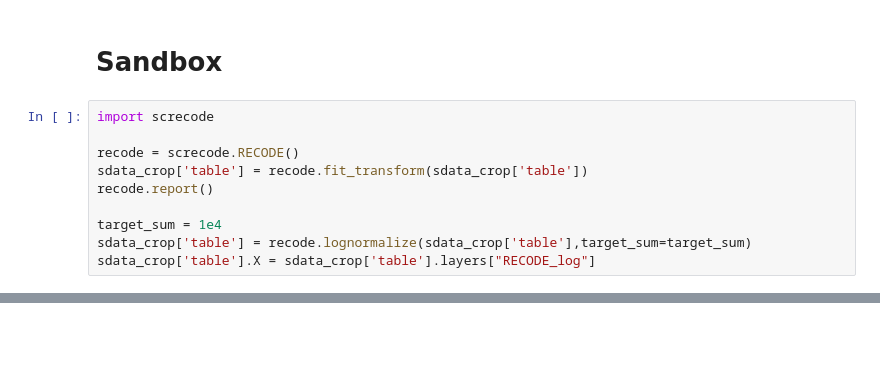
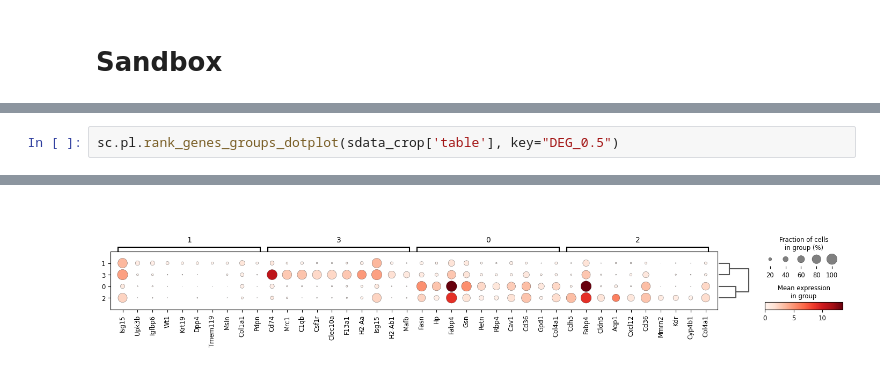
Before and after one commit to ethanhung11/spatial_seq, a Jupyter notebook: src/notebooks/spatial/kennedi_Xenium/adipose-xenium.ipynb, the cells around one changed output, grey strips where cells are left out. Drawn from its saved outputs; the diff is of its cells as text; blank space fills up the shorter version.

```diff
--- a/src/notebooks/spatial/kennedi_Xenium/adipose-xenium.ipynb
+++ b/src/notebooks/spatial/kennedi_Xenium/adipose-xenium.ipynb
@@ -301,13 +298,3 @@ with coordinate systems:
         morphology_focus (Images), cell_labels (Labels), nucleus_labels (Labels), transcripts (Points), cell_boundaries (Shapes), cell_circles (Shapes), nucleus_boundaries (Shapes)
 # %% [markdown]
 # Sandbox
-# %%
-import screcode
-
-recode = screcode.RECODE()
-sdata_crop['table'] = recode.fit_transform(sdata_crop['table'])
-recode.report()
-
-target_sum = 1e4
-sdata_crop['table'] = recode.lognormalize(sdata_crop['table'],target_sum=target_sum)
-sdata_crop['table'].X = sdata_crop['table'].layers["RECODE_log"]
@@ -366,0 +355,3 @@ for i, layer in enumerate(["normalized", "RECODE_log"]):
+# %%
+sc.pl.rank_genes_groups_dotplot(sdata_crop['table'], key="DEG_0.5")
+# %% [output]
@@ -366,0 +359 @@ for i, layer in enumerate(["normalized", "RECODE_log"]):
+[figure, added]
```
Also changed, not shown: parts of 11 cells of this notebook, 8 other files.
